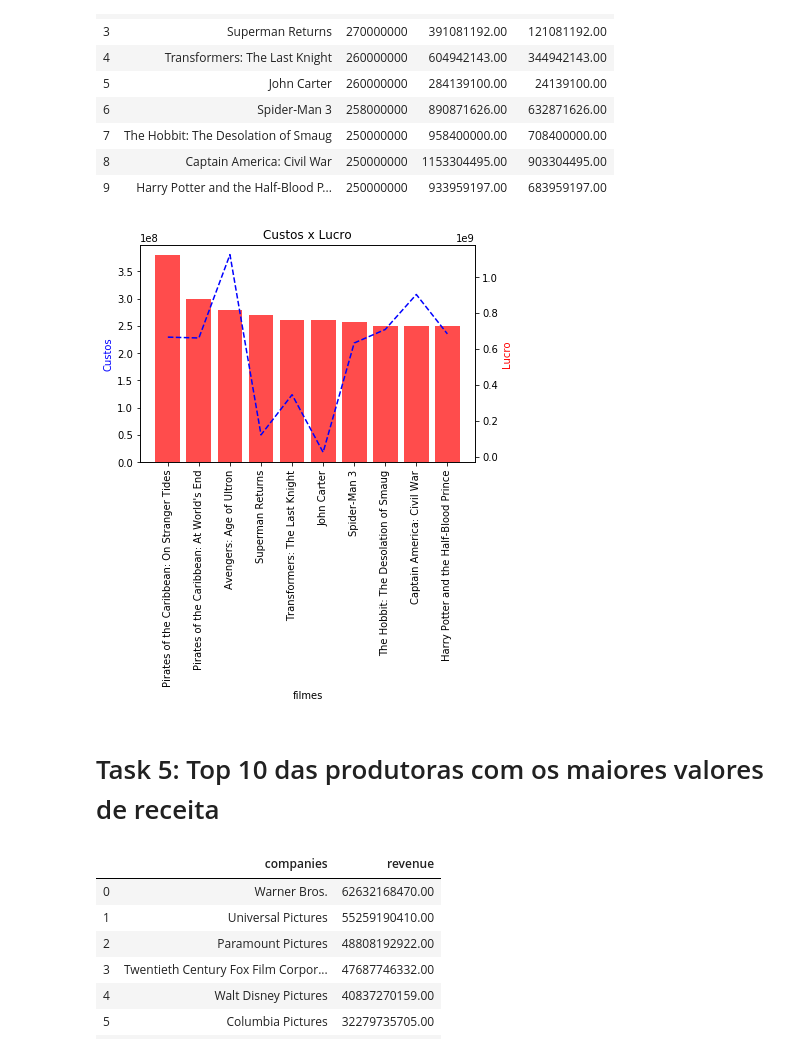
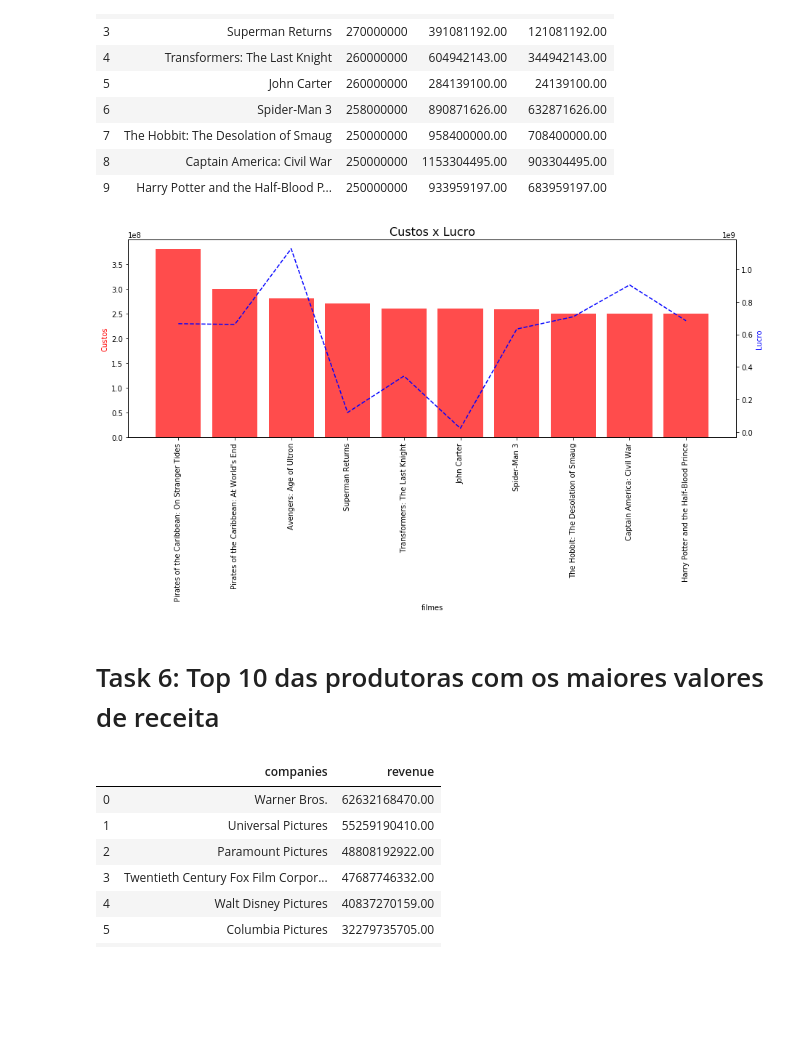
Before and after one commit to Alves-Eduarda/filmes, a Jupyter notebook: Movies.ipynb, the cells around one changed output. Saved outputs shown, nothing was run; the diff lists cells and outputs as text; code cells hidden in the pictures; blank space fills up the shorter version.

```diff
--- a/Movies.ipynb
+++ b/Movies.ipynb
@@ -85,5 +112,11 @@ movie['len_genres'] = movie['genres'].apply(lambda x: qtd_gen(x))
 def ano(x):
     return str(x).split('-')[0]
 
+
+def mes(x):
+    if len(str(x)) > 3:
+        return str(x).split('-')[1]
+
 # Aplicando as funções
 movie['year'] =  pd.to_datetime(movie['release_date'],errors='coerce').apply(lambda x : ano(x) if x != np.nan else np.nan)
+movie['month'] = pd.to_datetime(movie['release_date'],errors='coerce').apply(lambda x: mes(x))
@@ -102,0 +123,9 @@ movie.head()
+# %%
+# Mudando os tipos de valores no dataset
+movie['revenue'] = pd.to_numeric(movie['revenue'],errors='coerce')
+movie['budget'] = pd.to_numeric(movie['budget'],errors='coerce')
+movie['vote_count'] = pd.to_numeric(movie['vote_count'],errors='coerce')
+movie['vote_average'] = pd.to_numeric(movie['vote_average'],errors='coerce')
+movie['popularity'] = pd.to_numeric(movie['popularity'],errors='coerce')
+movie['year'] = pd.to_numeric(movie['year'],errors='coerce',downcast='integer')
+movie['month'] = pd.to_numeric(movie['month'],errors='coerce',downcast='integer')
@@ -236,23 +278,23 @@ Top10_custos
 | 9 | Harry Potter and the Half-Blood P... | 250000000 | 933959197.00 | 683959197.00 |
 # %%
 # Gráfico dos filmes com maiores notas com suas respectivas médias de popularidade
-fig, ax1 = plt.subplots()
+fig, ax1 = plt.subplots(figsize=(15,5))
 
 filmes = [film for film in Top10_custos['title'].values]
 
 ax2 = ax1.twinx()
 ax1.bar(filmes,Top10_custos['budget'],color='r',alpha=0.7)
 ax2.plot(filmes,Top10_custos['Lucro'],'b--')
 ax1.set_xticklabels(filmes,rotation='vertical',size=10)
-plt.title('Custos x Lucro')
+plt.title('Custos x Lucro',loc='center',fontsize=16)
 ax1.set_xlabel('filmes')
-ax1.set_ylabel('Custos', color='blue')
-ax2.set_ylabel('Lucro', color='red')
+ax1.set_ylabel('Custos', color='red')
+ax2.set_ylabel('Lucro', color='blue')
 
 plt.show()
 # %% [output]
-[figure, old version]
+[figure, new version]
 # %% [markdown]
-# Task 5: Top 10 das produtoras com os maiores valores de receita
+# Task 6: Top 10 das produtoras com os maiores valores de receita
 # %%
 # Extraindo os valores das colunas as quais transformei em listas
```
Also changed, not shown: parts of 61 cells of this notebook.
